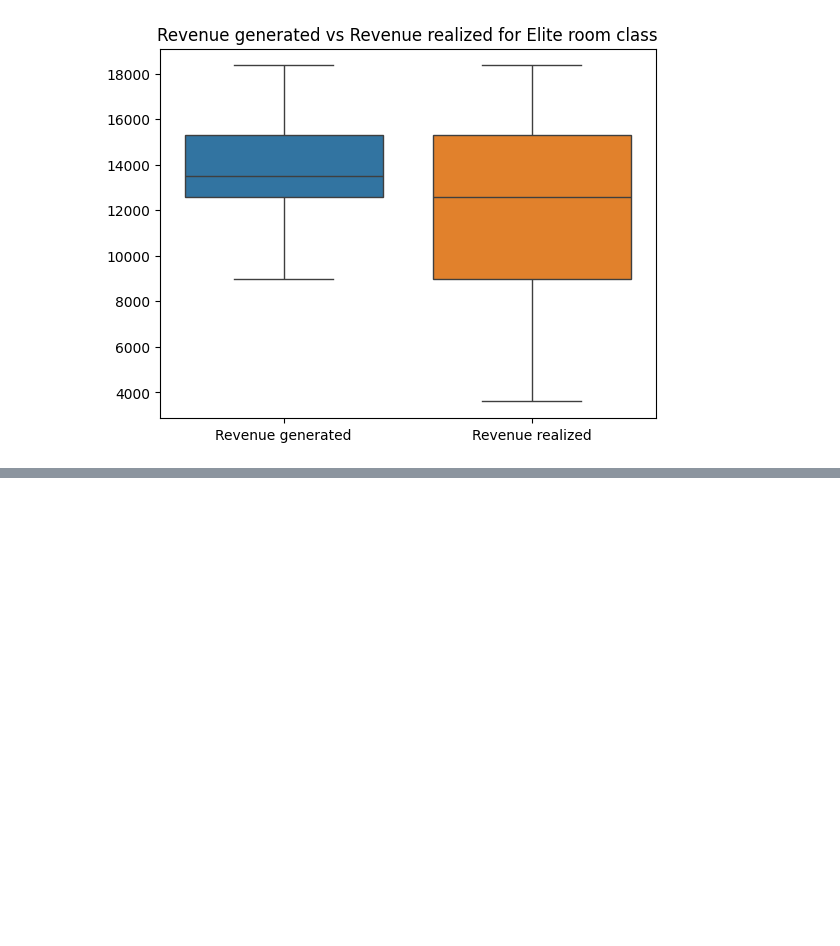
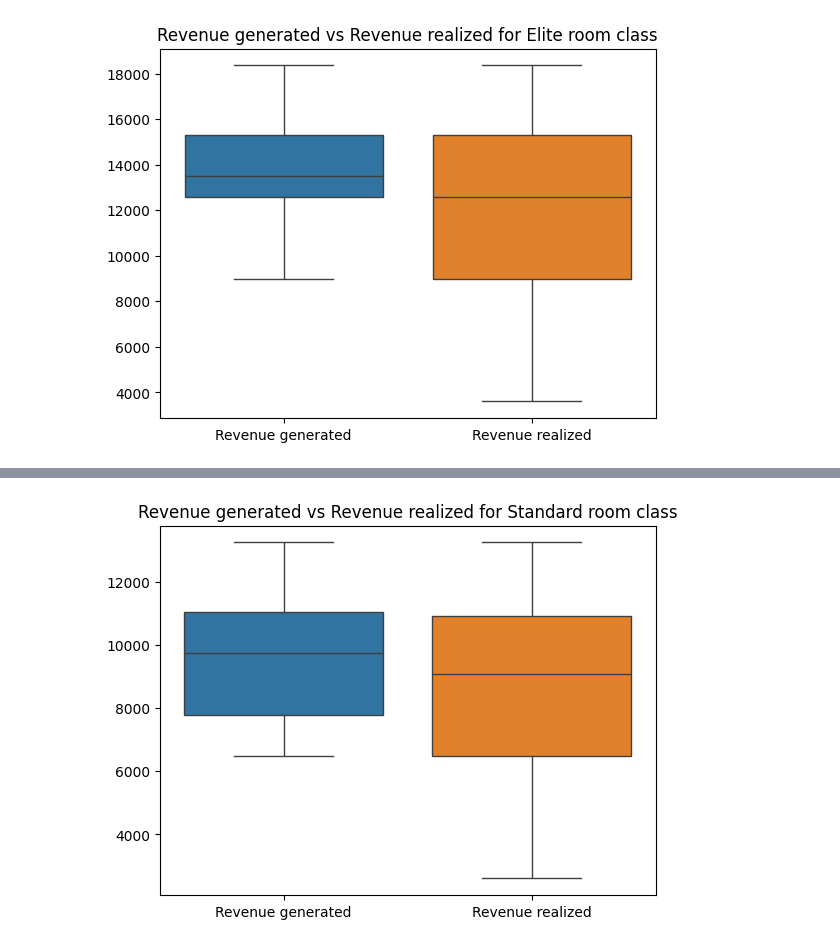
Before and after one commit to Bhuvi128/Hospitality-Revenue-Optimization-Data-analysis, a Jupyter notebook: Hospitality Revenue Optimzation.ipynb, the cells around one changed output, grey strips where cells are left out. Cells and saved outputs as stored; diff of their text form; code cells hidden in the pictures; blank space fills up the shorter version.

```diff
--- a/Hospitality Revenue Optimzation.ipynb
+++ b/Hospitality Revenue Optimzation.ipynb
@@ -407,0 +427,3 @@ Insights:
+# %%
+Standard_rooms = room_class_rev[room_class_rev['room_class'] == 'Standard']
+Standard_rooms.head()
@@ -407,0 +437,8 @@ Insights:
+# %%
+# Revenue generated and realized for Standard room class
+sns.boxplot(Standard_rooms)
+plt.title("Revenue generated vs Revenue realized for Standard room class")
+plt.xticks(ticks = [0,1], labels = ['Revenue generated', 'Revenue realized'])
+plt.show()
+# %% [output]
+[figure, added]
```
Also changed, not shown: parts of 14 cells of this notebook, 1 other file.
